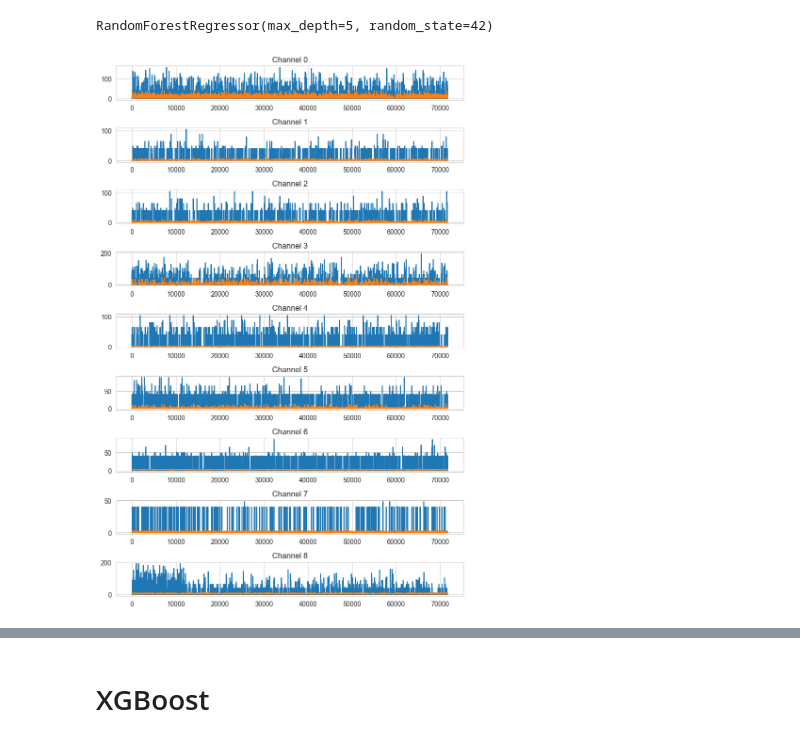
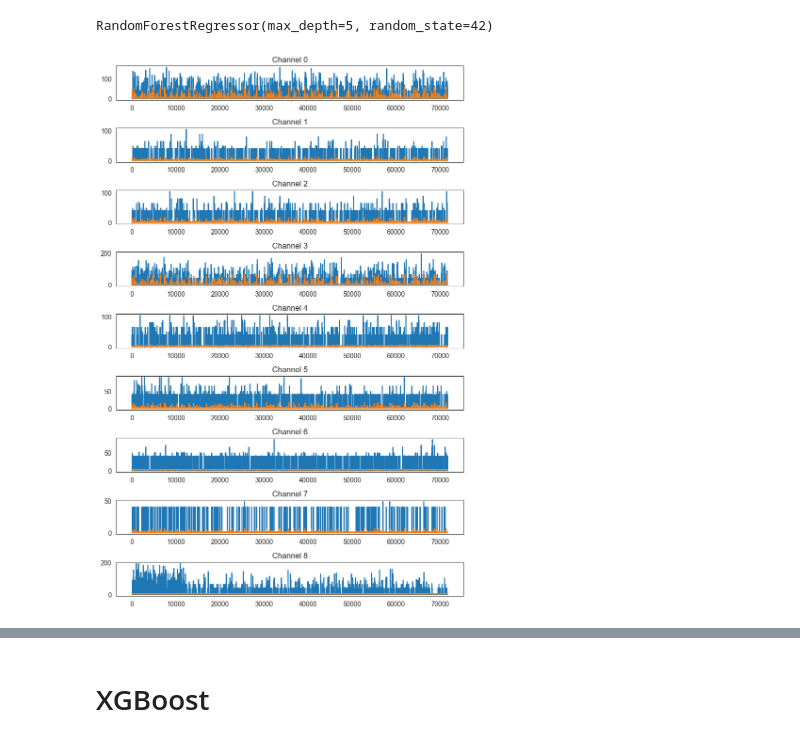
Before and after one commit to JankowskiDaniel/Neural-Deep-Retina, a Jupyter notebook: notebooks/10-tabular-ml.ipynb, the cells around one changed output, grey strips where cells are left out. Cells and saved outputs as stored; diff of their text form; code cells hidden in the pictures.

```diff
--- a/notebooks/10-tabular-ml.ipynb
+++ b/notebooks/10-tabular-ml.ipynb
@@ -79,10 +79,10 @@ LinearRegression()
 X_test = testset.loc[:, ~trainset.columns.isin(predicted_columns)]
 y_test = testset[predicted_columns]
 # %%
-y_pred = lr_model.predict(X_test)
+lr_pred = lr_model.predict(X_test)
 # %%
 sns.plotting_context("notebook", font_scale=1.2)
-sns.set_style("whitegrid")
+sns.set_style("white")
 
 def plot_predictions(y_true, y_pred, n_channels):
     # Plot linear regression predictions for all channels
@@ -94,5 +94,5 @@ def plot_predictions(y_true, y_pred, n_channels):
     plt.tight_layout()
     plt.show()
 
-plot_predictions(y_test.values, y_pred, n_channels)
+plot_predictions(y_test.values, lr_pred, n_channels)
 # %% [output]
@@ -106,12 +106,12 @@ rf_model.fit(X_train, y_train)
 # %% [output]
 RandomForestRegressor(max_depth=5, random_state=42)
 # %%
-y_rf = rf_model.predict(X_test)
+rf_pred = rf_model.predict(X_test)
 score_rf = rf_model.score(X_test, y_test)
 # %%
-plot_predictions(y_test.values, y_rf, n_channels)
+plot_predictions(y_test.values, rf_pred, n_channels)
 # %% [output]
-[figure, old version]
+[figure, new version]
 # %%
 importance = rf_model.feature_importances_
 
```
Also changed, not shown: parts of 18 cells of this notebook, 2 other files.
